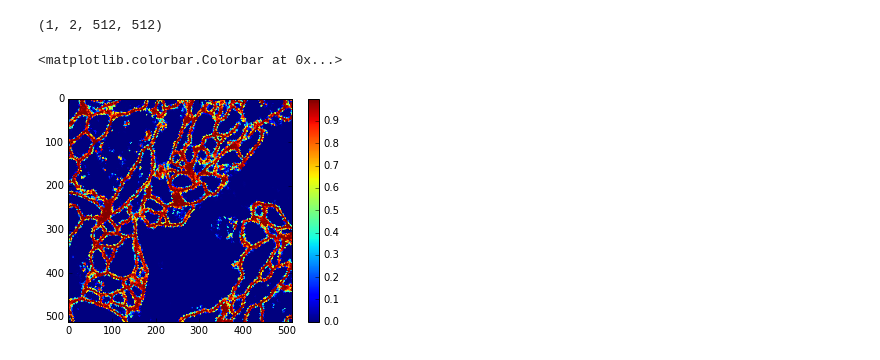
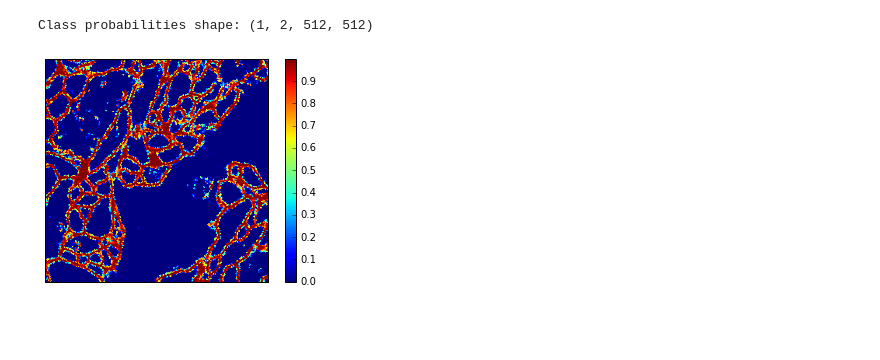
Before and after one commit to mjpekala/bio-segmentation, a Jupyter notebook: isbi2012_deploy.ipynb, the cells around one changed output. Saved outputs shown, nothing was run; the diff lists cells and outputs as text; code cells hidden in the pictures; blank space fills up the shorter version.

```diff
--- a/isbi2012_deploy.ipynb
+++ b/isbi2012_deploy.ipynb
@@ -22,4 +22,15 @@ import pylab as plt
 import emlib
 import models as emm
 from deploy import deploy_model
+
+
+try:
+    logger
+except:
+    # do this precisely once
+    logger = logging.getLogger("deploy_model")
+    logger.setLevel(logging.DEBUG)
+    ch = logging.StreamHandler()
+    ch.setFormatter(logging.Formatter('[%(asctime)s:%(name)s:%(levelname)s]  %(message)s'))
+    logger.addHandler(ch)
 # %% [output]
@@ -60,10 +70,16 @@ P0 = deploy_model(X, weightsFile, slices=[0,], evalPct=.1, log=logger)
 # While it is redundant to return both class estimates for binary classification
 # problems (one estimate is just 1.0 minus the other) we keep the extra data
 # for consistency with multi-class problems.
-print(P0.shape)
+print('Class probabilities shape: %s' % str(P0.shape))
 
 # Use a simple interpolation scheme to fill in "missing" values
 # (i.e. those pixels we did not evaluate using the CNN).
+#
+# For an estimate you wanted to do science with, you would probably
+# do some postprocessing (as well as put more energy into the CNN design)
 Pint = emlib.interpolate_nn(P0)
 plt.imshow(Pint[0,0,...]); plt.colorbar()
+plt.gca().axes.get_xaxis().set_ticks([])
+plt.gca().axes.get_yaxis().set_ticks([])
+plt.show()
 # %% [output]
@@ -85,4 +101,3 @@ INFO:deploy_model:  last pixel [  0   1 473] (0.38% complete)
 INFO:deploy_model:Complete!
-(1, 2, 512, 512)
+Class probabilities shape: (1, 2, 512, 512)
-<matplotlib.colorbar.Colorbar at 0x...>
-[figure, old version]
+[figure, new version]
```
Also changed, not shown: parts of 6 cells of this notebook.
